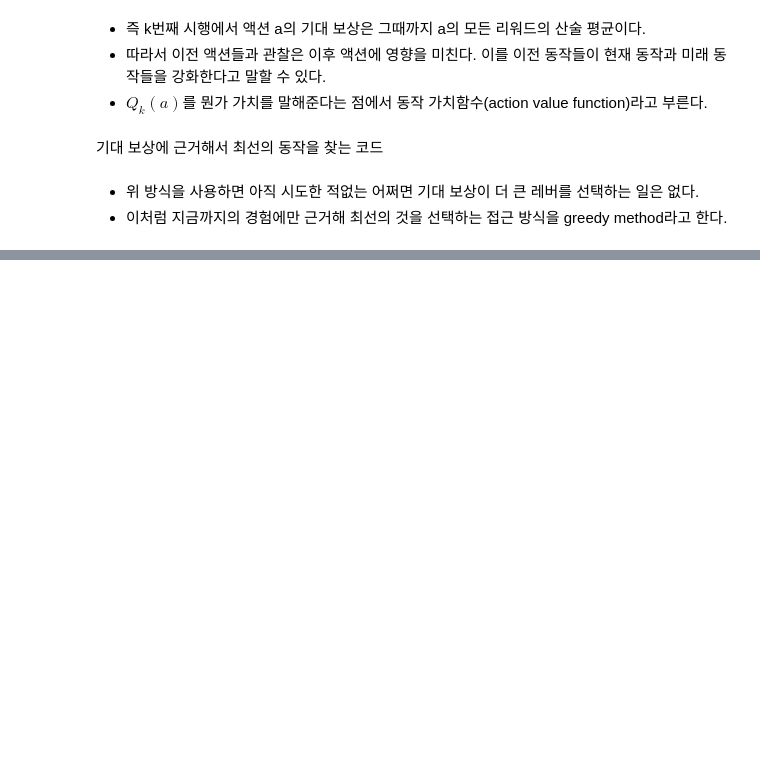
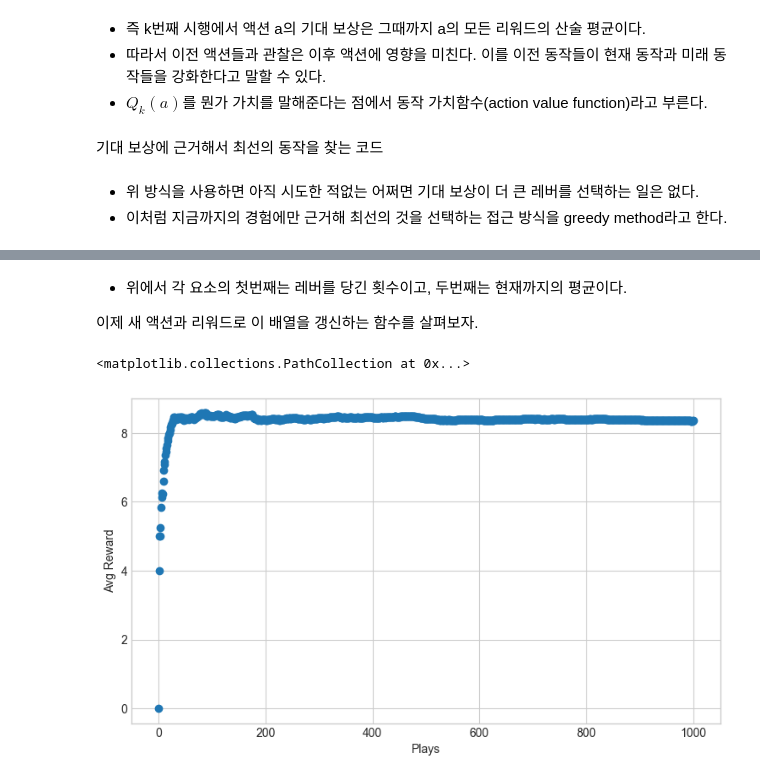
Before and after one commit to sguys99/RL-study, a Jupyter notebook: DRLinAction/ch02/ch02.ipynb, the cells around one changed output, grey strips where cells are left out. Drawn from its saved outputs; the diff is of its cells as text; code cells hidden in the pictures; blank space fills up the shorter version.

```diff
--- a/DRLinAction/ch02/ch02.ipynb
+++ b/DRLinAction/ch02/ch02.ipynb
@@ -61,0 +131,3 @@ def get_best_action(actions):
+# %%
+record = np.zeros((n, 2))
+record
@@ -61,0 +145,41 @@ def get_best_action(actions):
+# %% [markdown]
+- 위에서 각 요소의 첫번째는 레버를 당긴 횟수이고, 두번째는 현재까지의 평균이다.
+
+이제 새 액션과 리워드로 이 배열을 갱신하는 함수를 살펴보자.
+# %%
+def update_record(record, action, r):
+    new_r = (record[action, 0] * record[action, 1] + r) / (record[action, 0] + 1)
+    record[action, 0] += 1
+    record[action, 1] = new_r
+    return record
+# %%
+def get_best_arm(record):
+    arm_index = np.argmax(record[:, 1], axis = 0)
+    return arm_index
+# %%
+fig, ax = plt.subplots(1, 1)
+ax.set_xlabel("Plays")
+ax.set_ylabel("Avg Reward")
+fig.set_size_inches(9, 5)
+
+record = np.zeros((n, 2))
+probs = np.random.rand(n)
+
+eps = 0.2
+rewards  = [0]
+
+for i in range(1000):
+    if random.random() > eps:
+        choice = get_best_arm(record)
+    else:
+        choice = np.random.randint(10)
+
+    r = get_reward(probs[choice])
+    record =  update_record(record, choice, r)
+    mean_reward = ((i+1) * rewards[-1] + r)/(i+2)
+    rewards.append(mean_reward)
+
+ax.scatter(np.arange(len(rewards)),rewards)
+# %% [output]
+<matplotlib.collections.PathCollection at 0x...>
+[figure, added]
```
Also changed, not shown: parts of 14 cells of this notebook.
